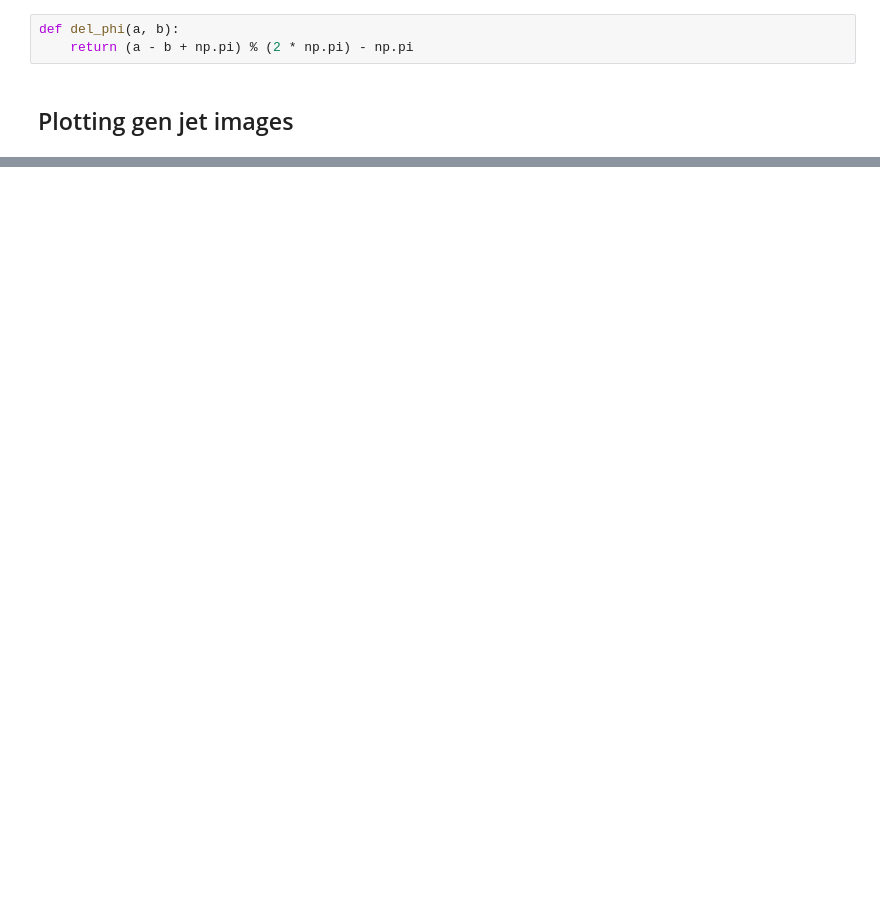
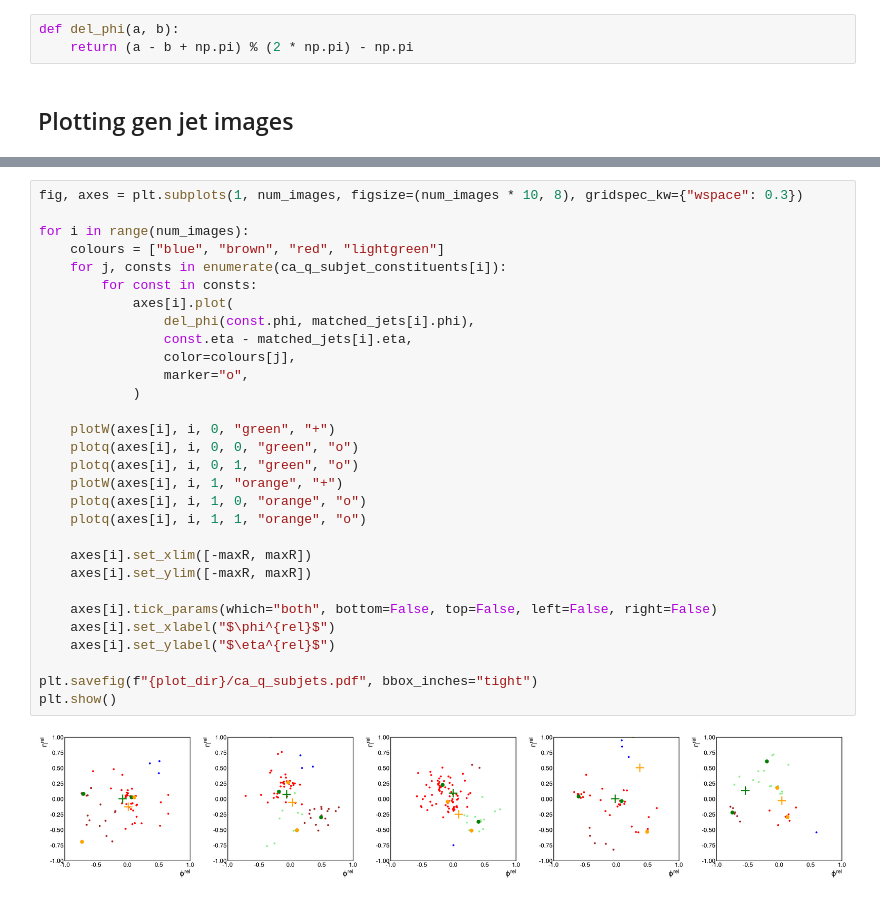
Before and after one commit to rkansal47/HHbbVV, a Jupyter notebook: src/HHbbVV/scale_factors/gen_clustering.ipynb, the cells around one changed output, grey strips where cells are left out. Cells and saved outputs as stored; diff of their text form; blank space fills up the shorter version.

```diff
--- a/src/HHbbVV/scale_factors/gen_clustering.ipynb
+++ b/src/HHbbVV/scale_factors/gen_clustering.ipynb
@@ -371 +474,33 @@ plt.show()
+# %%
+fig, axes = plt.subplots(1, num_images, figsize=(num_images * 10, 8), gridspec_kw={"wspace": 0.3})
+
+for i in range(num_images):
+    colours = ["blue", "brown", "red", "lightgreen"]
+    for j, consts in enumerate(ca_q_subjet_constituents[i]):
+        for const in consts:
+            axes[i].plot(
+                del_phi(const.phi, matched_jets[i].phi),
+                const.eta - matched_jets[i].eta,
+                color=colours[j],
+                marker="o",
+            )
+
+    plotW(axes[i], i, 0, "green", "+")
+    plotq(axes[i], i, 0, 0, "green", "o")
+    plotq(axes[i], i, 0, 1, "green", "o")
+    plotW(axes[i], i, 1, "orange", "+")
+    plotq(axes[i], i, 1, 0, "orange", "o")
+    plotq(axes[i], i, 1, 1, "orange", "o")
+
+    axes[i].set_xlim([-maxR, maxR])
+    axes[i].set_ylim([-maxR, maxR])
+
+    axes[i].tick_params(which="both", bottom=False, top=False, left=False, right=False)
+    axes[i].set_xlabel("$\phi^{rel}$")
+    axes[i].set_ylabel("$\eta^{rel}$")
+
+plt.savefig(f"{plot_dir}/ca_q_subjets.pdf", bbox_inches="tight")
+plt.show()
+# %% [output]
+[figure, added]
 # %%
```
Also changed, not shown: parts of 6 cells of this notebook.
